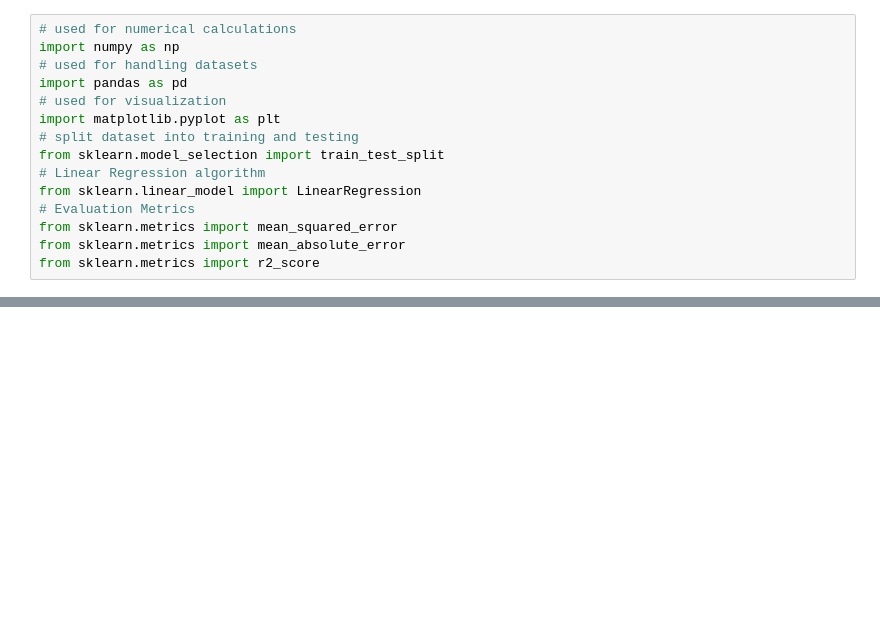
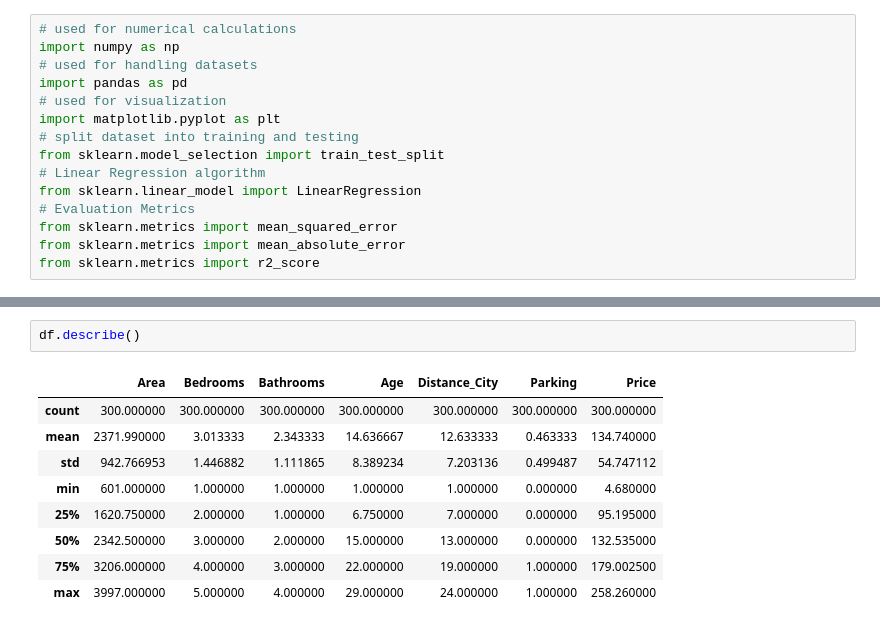
Before and after one commit to sarapallejyo2006/sarapalle-jyothi, a Jupyter notebook: Untitled8.ipynb, the cells around one changed output, grey strips where cells are left out. Saved outputs shown, nothing was run; the diff lists cells and outputs as text; blank space fills up the shorter version.

```diff
--- a/Untitled8.ipynb
+++ b/Untitled8.ipynb
@@ -24,0 +74,12 @@ Saving Real_Estate_Price_Prediction_Dataset.csv to Real_Estate_Price_Prediction_
+# %%
+df.describe()
+# %% [output]
+|  | Area | Bedrooms | Bathrooms | Age | Distance_City | Parking | Price |
+| count | 300.000000 | 300.000000 | 300.000000 | 300.000000 | 300.000000 | 300.000000 | 300.000000 |
+| mean | 2371.990000 | 3.013333 | 2.343333 | 14.636667 | 12.633333 | 0.463333 | 134.740000 |
+| std | 942.766953 | 1.446882 | 1.111865 | 8.389234 | 7.203136 | 0.499487 | 54.747112 |
+| min | 601.000000 | 1.000000 | 1.000000 | 1.000000 | 1.000000 | 0.000000 | 4.680000 |
+| 25% | 1620.750000 | 2.000000 | 1.000000 | 6.750000 | 7.000000 | 0.000000 | 95.195000 |
+| 50% | 2342.500000 | 3.000000 | 2.000000 | 15.000000 | 13.000000 | 0.000000 | 132.535000 |
+| 75% | 3206.000000 | 4.000000 | 3.000000 | 22.000000 | 19.000000 | 1.000000 | 179.002500 |
+| max | 3997.000000 | 5.000000 | 4.000000 | 29.000000 | 24.000000 | 1.000000 | 258.260000 |
```
Also changed, not shown: parts of 9 cells of this notebook.
